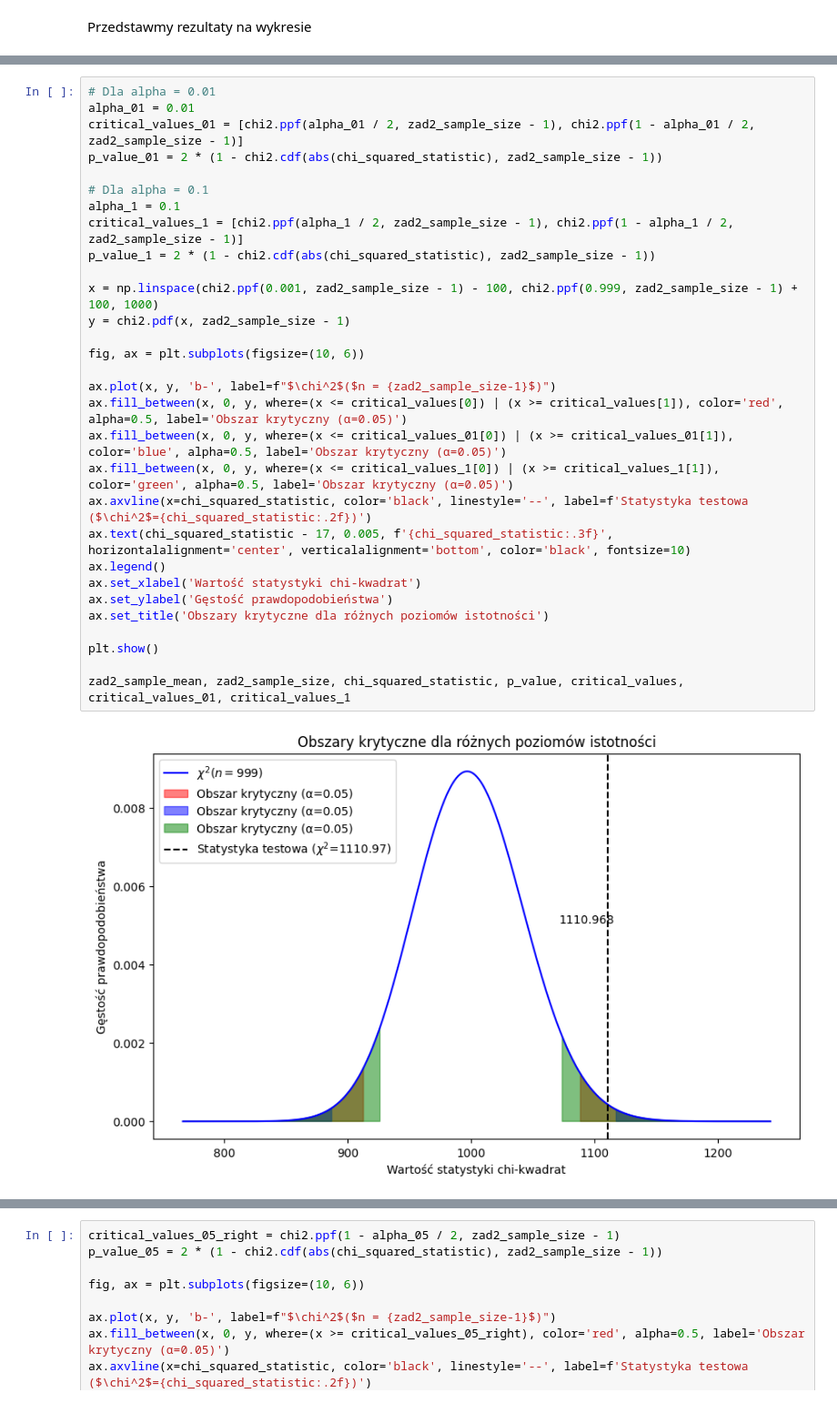
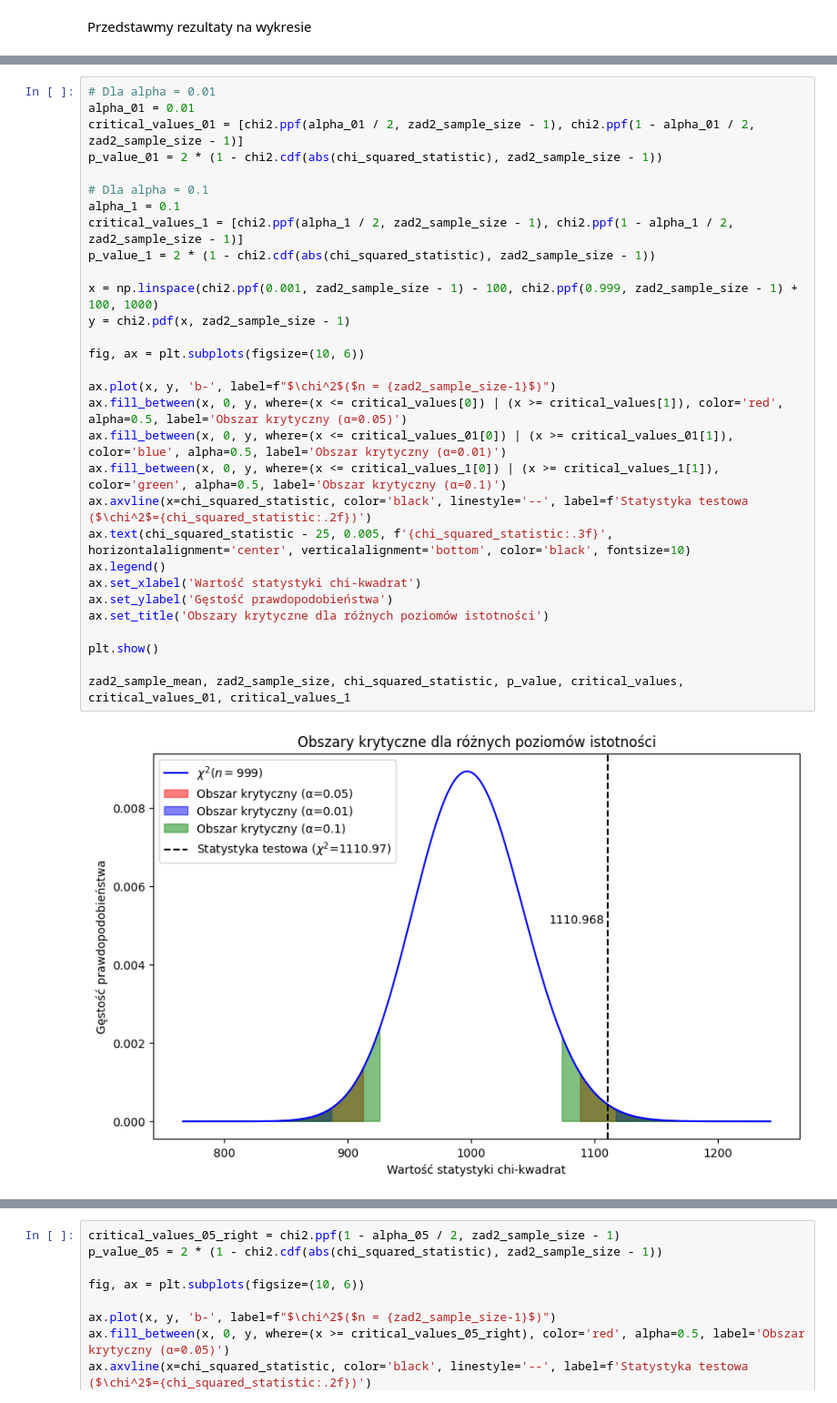
Before and after one commit to mathieuboro/raport2, a Jupyter notebook: Raport2.ipynb, the cells around one changed output, grey strips where cells are left out. Shown at 91% size. Cells and saved outputs as stored; diff of their text form.

```diff
--- a/Raport2.ipynb
+++ b/Raport2.ipynb
@@ -355,35 +361,35 @@ plt.show()
 # %%
 # Dla alpha = 0.01
 alpha_01 = 0.01
 critical_values_01 = [chi2.ppf(alpha_01 / 2, zad2_sample_size - 1), chi2.ppf(1 - alpha_01 / 2, zad2_sample_size - 1)]
 p_value_01 = 2 * (1 - chi2.cdf(abs(chi_squared_statistic), zad2_sample_size - 1))
 
 # Dla alpha = 0.1
 alpha_1 = 0.1
 critical_values_1 = [chi2.ppf(alpha_1 / 2, zad2_sample_size - 1), chi2.ppf(1 - alpha_1 / 2, zad2_sample_size - 1)]
 p_value_1 = 2 * (1 - chi2.cdf(abs(chi_squared_statistic), zad2_sample_size - 1))
 
 x = np.linspace(chi2.ppf(0.001, zad2_sample_size - 1) - 100, chi2.ppf(0.999, zad2_sample_size - 1) + 100, 1000)
 y = chi2.pdf(x, zad2_sample_size - 1)
 
 fig, ax = plt.subplots(figsize=(10, 6))
 
 ax.plot(x, y, 'b-', label=f"$\chi^2$($n = {zad2_sample_size-1}$)")
 ax.fill_between(x, 0, y, where=(x <= critical_values[0]) | (x >= critical_values[1]), color='red', alpha=0.5, label='Obszar krytyczny (α=0.05)')
-ax.fill_between(x, 0, y, where=(x <= critical_values_01[0]) | (x >= critical_values_01[1]), color='blue', alpha=0.5, label='Obszar krytyczny (α=0.05)')
-ax.fill_between(x, 0, y, where=(x <= critical_values_1[0]) | (x >= critical_values_1[1]), color='green', alpha=0.5, label='Obszar krytyczny (α=0.05)')
+ax.fill_between(x, 0, y, where=(x <= critical_values_01[0]) | (x >= critical_values_01[1]), color='blue', alpha=0.5, label='Obszar krytyczny (α=0.01)')
+ax.fill_between(x, 0, y, where=(x <= critical_values_1[0]) | (x >= critical_values_1[1]), color='green', alpha=0.5, label='Obszar krytyczny (α=0.1)')
 ax.axvline(x=chi_squared_statistic, color='black', linestyle='--', label=f'Statystyka testowa ($\chi^2$={chi_squared_statistic:.2f})')
-ax.text(chi_squared_statistic - 17, 0.005, f'{chi_squared_statistic:.3f}', horizontalalignment='center', verticalalignment='bottom', color='black', fontsize=10)
+ax.text(chi_squared_statistic - 25, 0.005, f'{chi_squared_statistic:.3f}', horizontalalignment='center', verticalalignment='bottom', color='black', fontsize=10)
 ax.legend()
 ax.set_xlabel('Wartość statystyki chi-kwadrat')
 ax.set_ylabel('Gęstość prawdopodobieństwa')
 ax.set_title('Obszary krytyczne dla różnych poziomów istotności')
 
 plt.show()
 
 zad2_sample_mean, zad2_sample_size, chi_squared_statistic, p_value, critical_values, critical_values_01, critical_values_1
 # %% [output]
-[figure, old version]
+[figure, new version]
 (0.24916501030311,
  1000,
  1110.968448901507,
```
Also changed, not shown: parts of 4 cells of this notebook.
